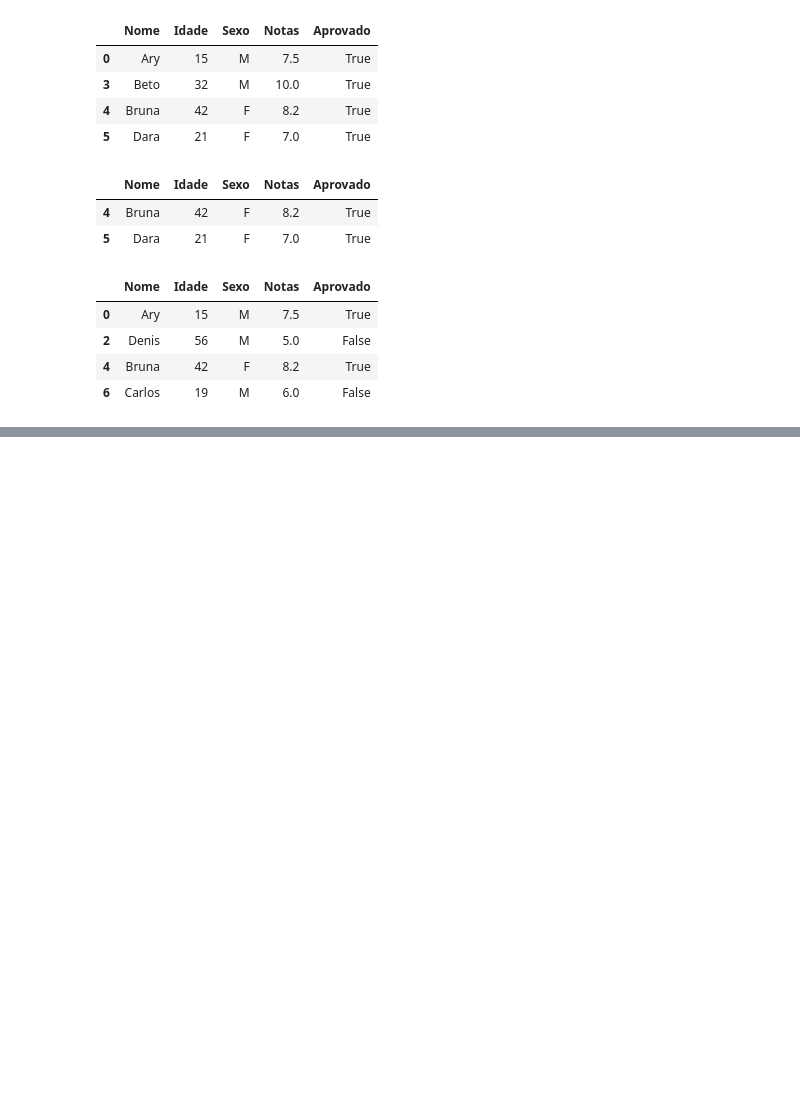
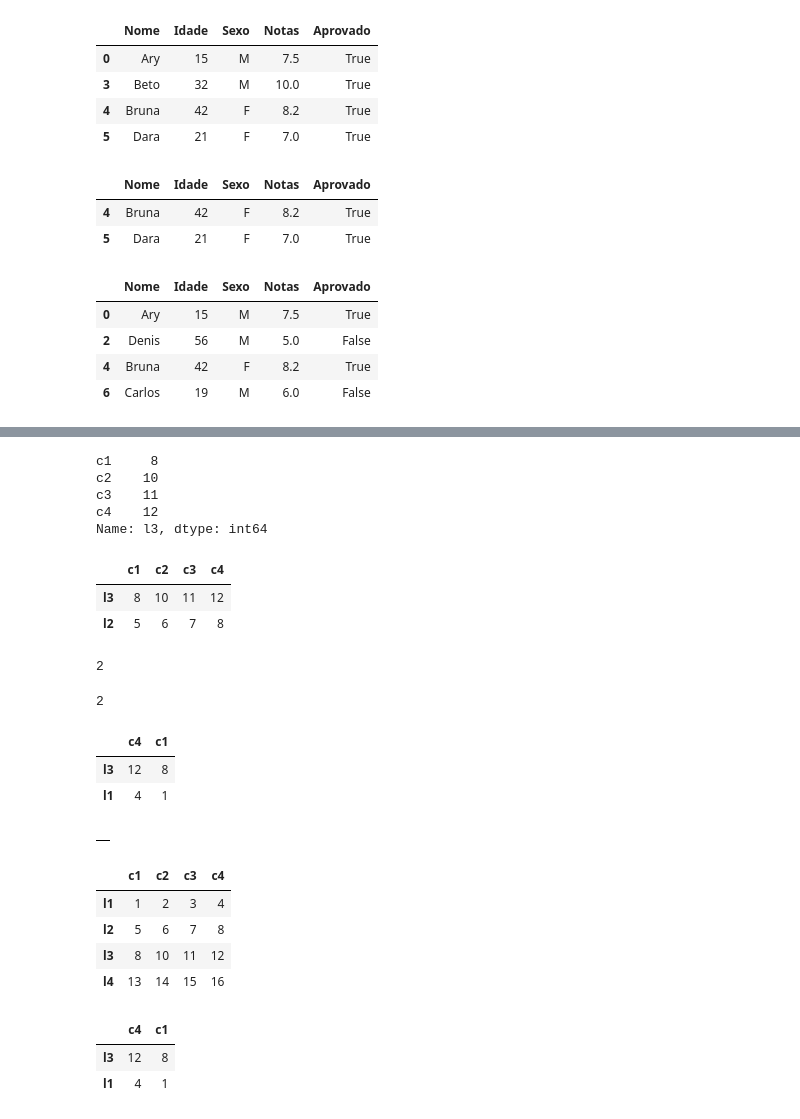
Before and after one commit to cesarcalafrioli/PYTHON_ANOTACOES, a Jupyter notebook: pandas.ipynb, the cells around one changed output, grey strips where cells are left out. Cells and saved outputs as stored; diff of their text form; code cells hidden in the pictures; blank space fills up the shorter version.

```diff
--- a/pandas.ipynb
+++ b/pandas.ipynb
@@ -912,0 +1002,46 @@ alunos[selecao]
+# %%
+df.loc['l3']
+# %% [output]
+c1     8
+c2    10
+c3    11
+c4    12
+Name: l3, dtype: int64
+# %%
+df.loc[['l3','l2']]
+# %% [output]
+|  | c1 | c2 | c3 | c4 |
+| l3 | 8 | 10 | 11 | 12 |
+| l2 | 5 | 6 | 7 | 8 |
+# %%
+df.loc['l1', 'c2']
+# %% [output]
+2
+# %%
+df.iloc[0,1]
+# %% [output]
+2
+# %%
+df.loc[['l3', 'l1'], ['c4', 'c1']]
+# %% [output]
+|  | c4 | c1 |
+| l3 | 12 | 8 |
+| l1 | 4 | 1 |
+# %%
+df.iloc[[], []]
+# %% [output]
+|  |
+# %%
+df
+# %% [output]
+|  | c1 | c2 | c3 | c4 |
+| l1 | 1 | 2 | 3 | 4 |
+| l2 | 5 | 6 | 7 | 8 |
+| l3 | 8 | 10 | 11 | 12 |
+| l4 | 13 | 14 | 15 | 16 |
+# %%
+df.iloc[[2,0], [3,0]]
+# %% [output]
+|  | c4 | c1 |
+| l3 | 12 | 8 |
+| l1 | 4 | 1 |
```
Also changed, not shown: parts of 14 cells of this notebook.
